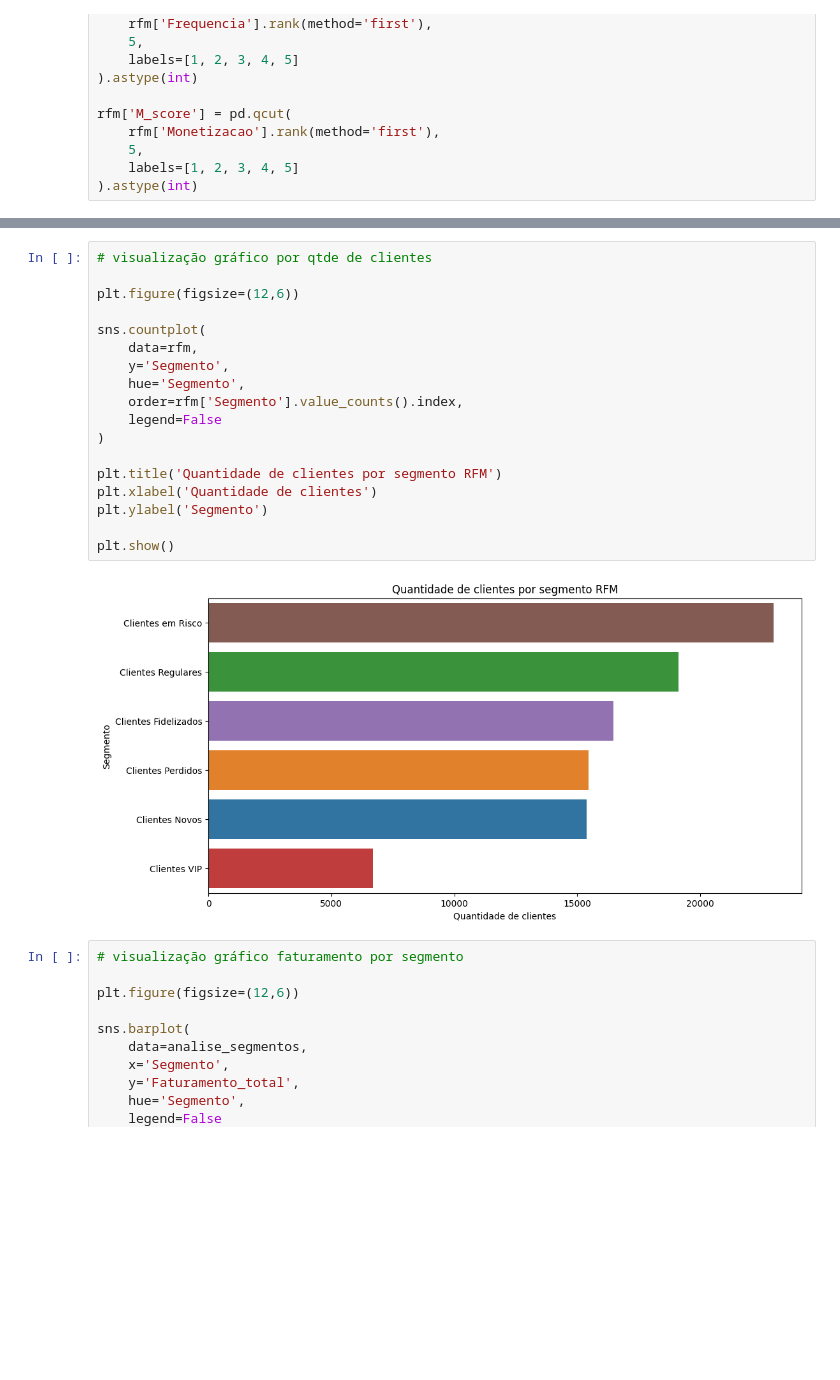
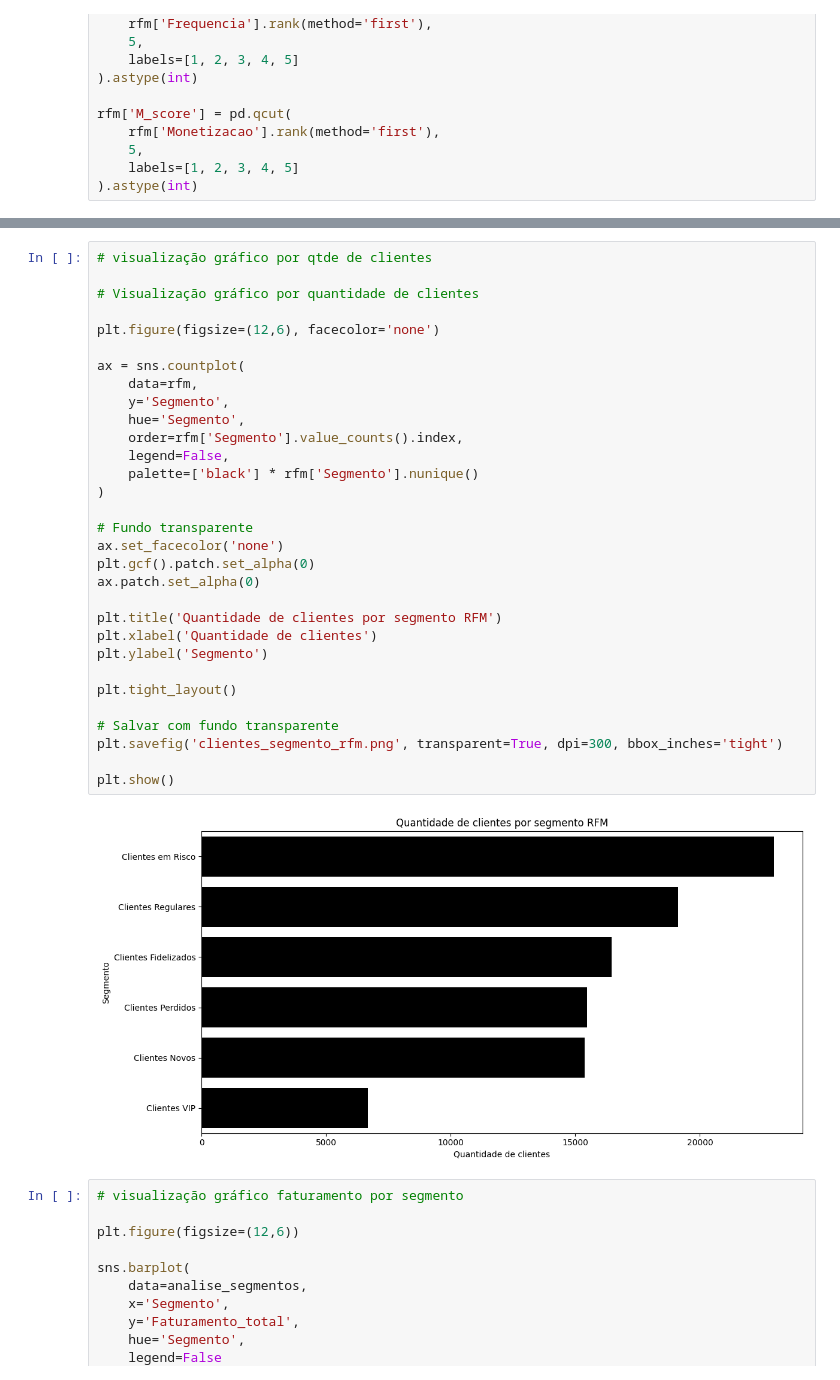
Before and after one commit to anasabrinars/Fase-1-FIAP, a Jupyter notebook: Comportamentos_e_Pagamentos.ipynb, the cells around one changed output, grey strips where cells are left out. Saved outputs shown, nothing was run; the diff lists cells and outputs as text; blank space fills up the shorter version.

```diff
--- a/Comportamentos_e_Pagamentos.ipynb
+++ b/Comportamentos_e_Pagamentos.ipynb
@@ -316,23 +336,36 @@ analise_segmentos.sort_values(
 # %%
 # visualização gráfico por qtde de clientes
 
-plt.figure(figsize=(12,6))
+# Visualização gráfico por quantidade de clientes
 
-sns.countplot(
+plt.figure(figsize=(12,6), facecolor='none')
+
+ax = sns.countplot(
     data=rfm,
     y='Segmento',
     hue='Segmento',
     order=rfm['Segmento'].value_counts().index,
-    legend=False
+    legend=False,
+    palette=['black'] * rfm['Segmento'].nunique()
 )
+
+# Fundo transparente
+ax.set_facecolor('none')
+plt.gcf().patch.set_alpha(0)
+ax.patch.set_alpha(0)
 
 plt.title('Quantidade de clientes por segmento RFM')
 plt.xlabel('Quantidade de clientes')
 plt.ylabel('Segmento')
 
+plt.tight_layout()
+
+# Salvar com fundo transparente
+plt.savefig('clientes_segmento_rfm.png', transparent=True, dpi=300, bbox_inches='tight')
+
 plt.show()
 # %% [output]
-[figure, old version]
+[figure, new version]
 # %%
 # visualização gráfico faturamento por segmento
 
```
Also changed, not shown: parts of 7 cells of this notebook.
